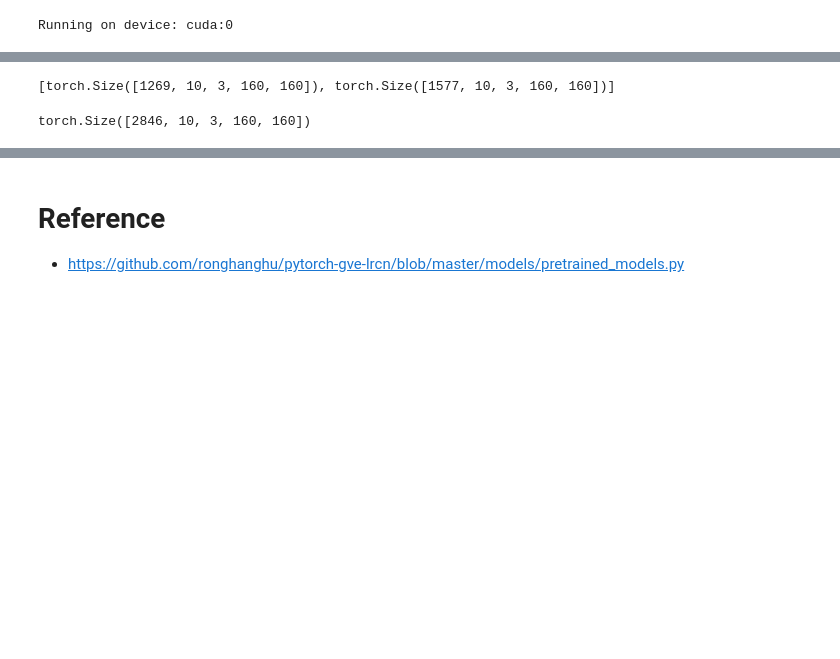
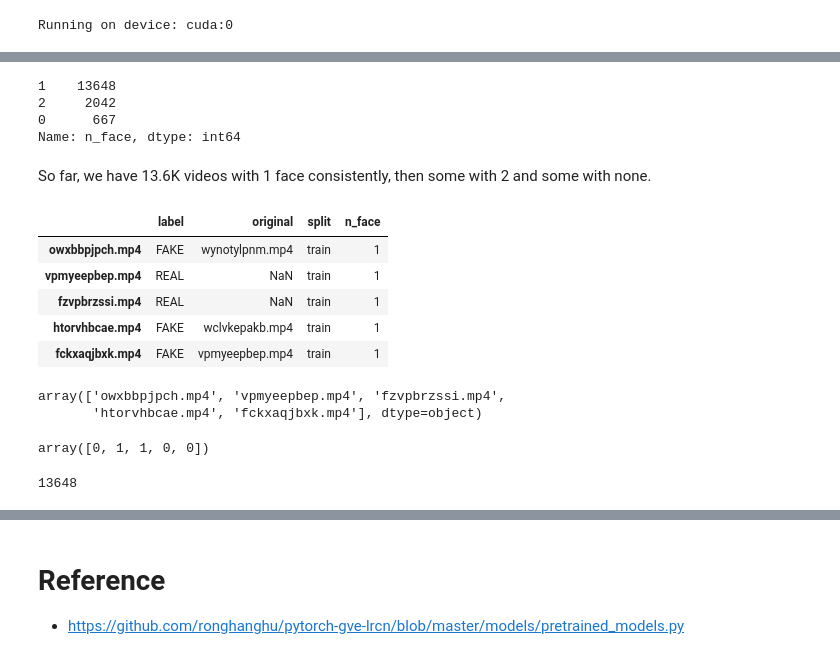
Before and after one commit to zengm71/DeepFakeChallenge, a Jupyter notebook: 2-Model-1face-unfroze.ipynb, the cells around one changed output, grey strips where cells are left out. Cells and saved outputs as stored; diff of their text form; code cells hidden in the pictures; blank space fills up the shorter version.

Commit message:
ready to train on new VSI

```diff
--- a/2-Model-1face-unfroze.ipynb
+++ b/2-Model-1face-unfroze.ipynb
@@ -17,13 +73,7 @@ Running on device: cuda:0
 # %%
-X = []
-Y = []
-for p in tqdm(np.arange(0, 2), total = 2):
-    X_p = torch.load('data_images/1face_X_part' + str(p) + '.pt', map_location = cpu)
-    Y_p = torch.load('data_images/1face_Y_part' + str(p) + '.pt', map_location = cpu)
-    X = X + [torch.stack(X_p)]
-    Y = Y + Y_p
-    del X_p
+for p in np.arange(0,8):
+    if p == 0:
+        metadata = torch.load('data_images/000metadata_part_' + str(p) + '.pt', map_location = cpu)
+    else:
+        metadata_p = torch.load('data_images/000metadata_part_' + str(p) + '.pt', map_location = cpu)
+        metadata = pd.concat([metadata, metadata_p])
-# %%
-[x.shape for x in X]
-# %% [output]
-[torch.Size([1269, 10, 3, 160, 160]), torch.Size([1577, 10, 3, 160, 160])]
@@ -32,4 +80,18 @@ X = torch.cat(X)
-# %%
-X.shape
-# %% [output]
-torch.Size([2846, 10, 3, 160, 160])
+# %%
+metadata.n_face.value_counts()
+# %% [output]
+1    13648
+2     2042
+0      667
+Name: n_face, dtype: int64
+# %% [markdown]
+So far, we have 13.6K videos with 1 face consistently, then some with 2 and some with none.
+# %%
+metadata.head()
+# %% [output]
+|  | label | original | split | n_face |
+| owxbbpjpch.mp4 | FAKE | wynotylpnm.mp4 | train | 1 |
+| vpmyeepbep.mp4 | REAL | NaN | train | 1 |
+| fzvpbrzssi.mp4 | REAL | NaN | train | 1 |
+| htorvhbcae.mp4 | FAKE | wclvkepakb.mp4 | train | 1 |
+| fckxaqjbxk.mp4 | FAKE | vpmyeepbep.mp4 | train | 1 |
@@ -36,3 +101,16 @@ torch.Size([2846, 10, 3, 160, 160])
+# %%
+X[0:5]
+# %% [output]
+array(['owxbbpjpch.mp4', 'vpmyeepbep.mp4', 'fzvpbrzssi.mp4',
+       'htorvhbcae.mp4', 'fckxaqjbxk.mp4'], dtype=object)
+# %%
+Y[0:5]
+# %% [output]
+array([0, 1, 1, 0, 0])
+# %%
+len(X)
+# %% [output]
+13648
 # %%
 len(Y)
 # %% [output]
```
Also changed, not shown: parts of 12 cells of this notebook.
